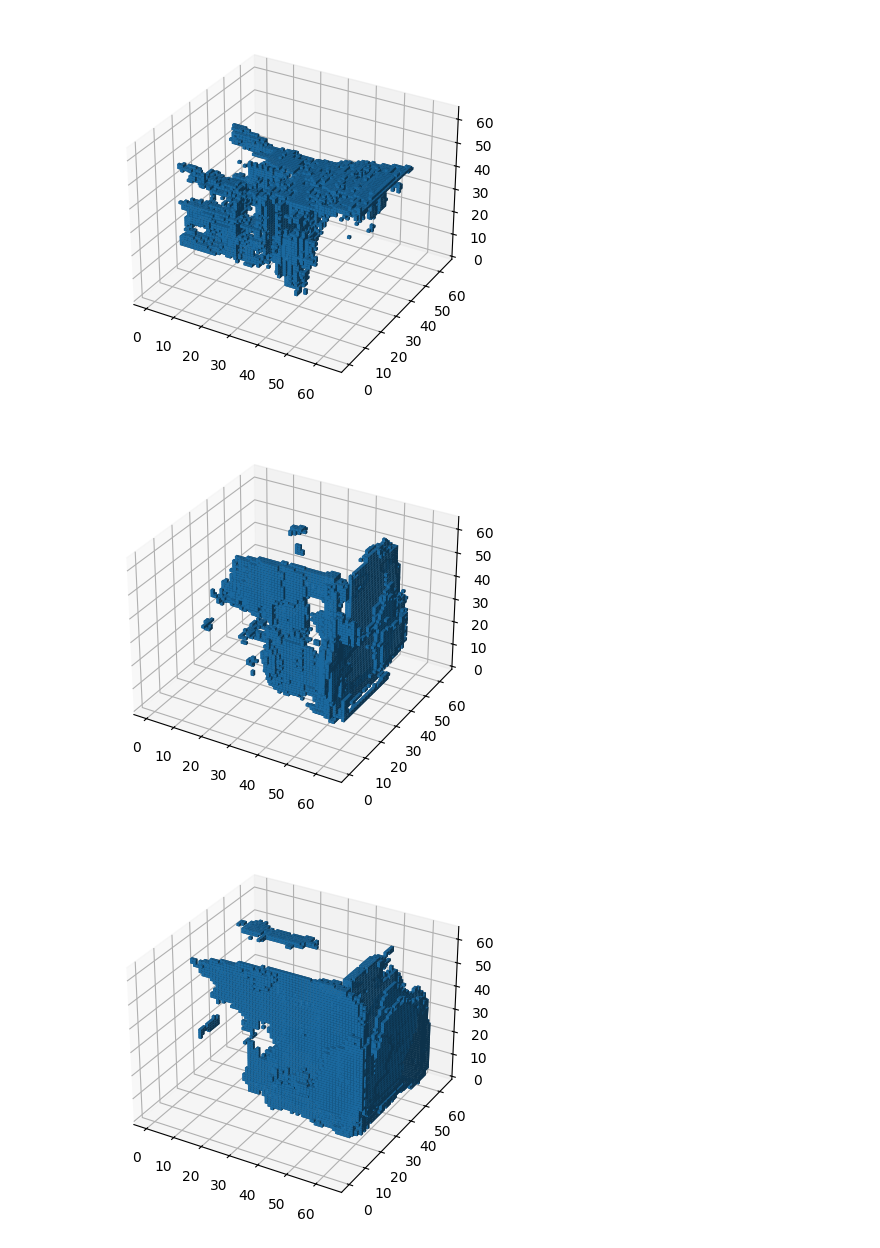
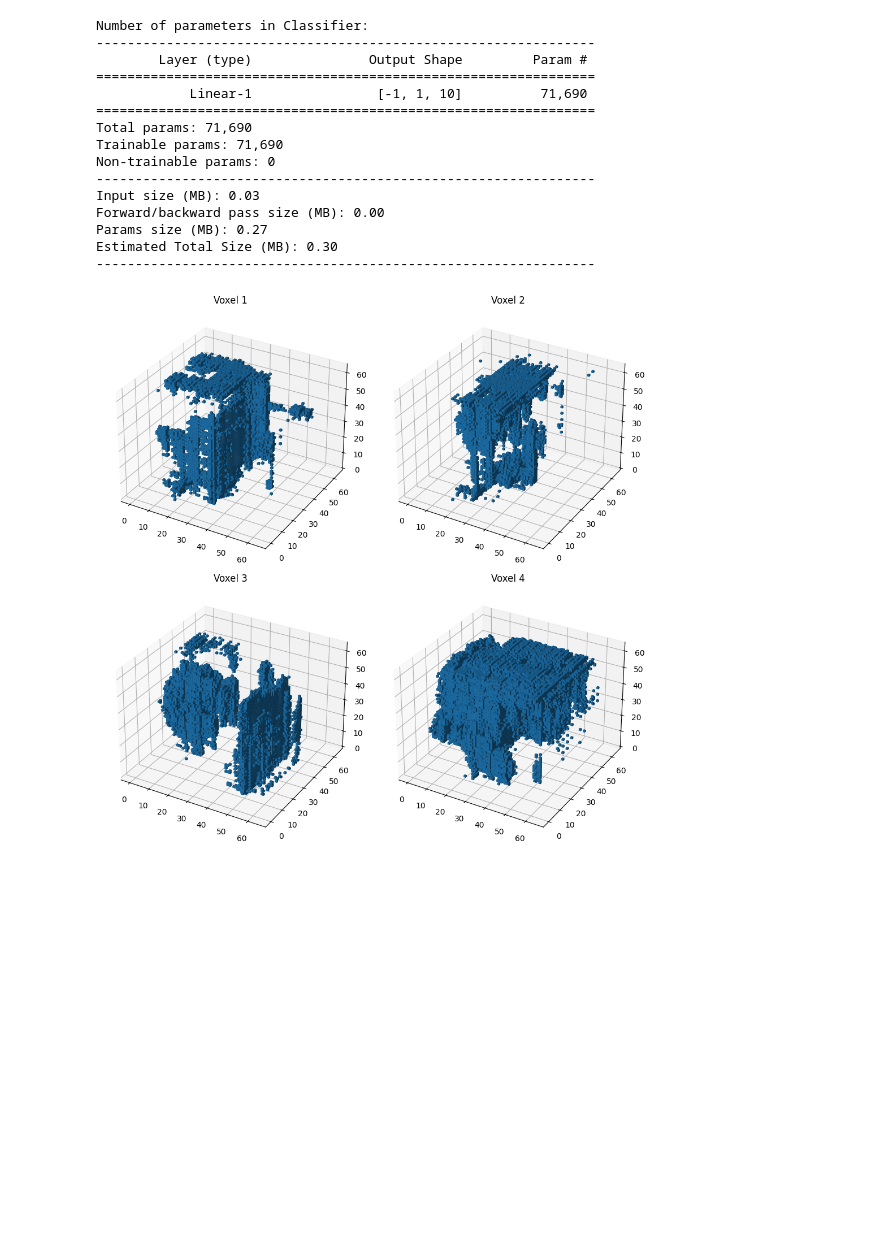
Before and after one commit to buzzCraft/ACIT-4030, a Jupyter notebook: 3d_gan_notes.ipynb, the cells around one changed output. Saved outputs shown, nothing was run; the diff lists cells and outputs as text; code cells hidden in the pictures; blank space fills up the shorter version.

Commit message:
10 epoch run + added summary for classifier

```diff
--- a/3d_gan_notes.ipynb
+++ b/3d_gan_notes.ipynb
@@ -17,12 +17,20 @@ class_map = data["class_map"]  # Dictionary mapping the labels to their class na
 # %%
 # Helper functions
 
+# Plot the voxels
+def plot_voxels(voxels, threshold=0.5):
+    n = len(voxels)
+    n_rows = (n + 1) // 2  # Calculate the number of rows needed for the given number of voxels
 
-# Plot a 3D voxel sample
-def plot_voxel(voxel, threshold=0.5):
-    binary_voxel = voxel > threshold
-    ax = plt.figure().add_subplot(projection="3d")
-    ax.voxels(binary_voxel)
+    fig = plt.figure(figsize=(10, 5 * n_rows))
+
+    for idx, voxel in enumerate(voxels):
+        binary_voxel = voxel > threshold
+        ax = fig.add_subplot(n_rows, 2, idx + 1, projection="3d")
+        ax.voxels(binary_voxel)
+        ax.set_title(f'Voxel {idx + 1}')
+
+    plt.tight_layout()
     plt.show()
 
 
@@ -341,10 +343,10 @@ class GAN3D(pl.LightningModule):
         self.accumulated_number_of_samples = 0
 
     def plot_losses(self):
-        plt.figure(figsize=(15, 5))
+        plt.figure(figsize=(10, 10))
 
         # Plot Generator Loss
-        plt.subplot(1, 3, 1)  # 1 row, 3 columns, 1st plot
+        plt.subplot(2, 2, 1)  # 1 row, 3 columns, 1st plot
         plt.plot(self.generator_losses, label="Generator Loss", color="blue")
         plt.title("Generator Loss")
         plt.xlabel("Batch")
@@ -352,7 +354,7 @@ class GAN3D(pl.LightningModule):
         plt.legend()
 
         # Plot Discriminator Loss
-        plt.subplot(1, 3, 2)  # 1 row, 3 columns, 2nd plot
+        plt.subplot(2, 2, 2)  # 1 row, 3 columns, 2nd plot
         plt.plot(self.discriminator_losses, label="Discriminator Loss", color="red")
         plt.title("Discriminator Loss")
         plt.xlabel("Batch")
@@ -360,7 +362,7 @@ class GAN3D(pl.LightningModule):
         plt.legend()
 
         # Plot Total Loss
-        plt.subplot(1, 3, 3)  # 1 row, 3 columns, 3rd plot
+        plt.subplot(2, 2, 3)  # 1 row, 3 columns, 3rd plot
         plt.plot(self.total_losses, label="Total Loss", color="green")
         plt.title("Total Loss")
         plt.xlabel("Batch")
@@ -485,7 +487,7 @@ class VoxelDataset(Dataset):
 parser = ArgumentParser(description="3D GAN")
 
 parser.add_argument("--batch_size", type=int, default=100)
-parser.add_argument("--epochs", type=int, default=50)
+parser.add_argument("--epochs", type=int, default=10)
 parser.add_argument("--g_lr", type=float, default=0.0025)
 parser.add_argument("--d_lr", type=float, default=1e-4)
 parser.add_argument("--b1", type=float, default=0.5)
@@ -701,19 +704,41 @@ LOCAL_RANK: 0 - CUDA_VISIBLE_DEVICES: [0]
 └───────────────────────────┴───────────────────────────┘
+# %%
+# Task B: Show the total number of parameters of the classifier.
+
+z = model.discriminator.get_representation(torch.randn(1, 1, 64, 64, 64))
+z = z.to(device)
+classifier = classifier.to(device)
+print("Number of parameters in Classifier:")
+summary(classifier, z.shape)
+# %% [output]
+Number of parameters in Classifier:
+----------------------------------------------------------------
+        Layer (type)               Output Shape         Param #
+================================================================
+            Linear-1                [-1, 1, 10]          71,690
+================================================================
+Total params: 71,690
+Trainable params: 71,690
+Non-trainable params: 0
+----------------------------------------------------------------
+Input size (MB): 0.03
+Forward/backward pass size (MB): 0.00
+Params size (MB): 0.27
+Estimated Total Size (MB): 0.30
+----------------------------------------------------------------
 # %%
 # Task A: Show 4 generated 3D voxel data using the trained generator model with different latent vector z.
 
 model = GAN3D()
 model.load_state_dict(
     torch.load("3DGAN_epochs={}_label={}.pt".format(args.epochs, args.desired_label))[
         "model_state_dict"
     ]
 )
 number_of_samples = 4
 z = torch.randn(number_of_samples, 200)
-for i in range(z.shape[0]):
-    generated_imgs = model(z)
-    plot_voxel(generated_imgs[i].detach().cpu().numpy().squeeze(), threshold=0.5)
+generated_imgs = model(z)
+
+plot_voxels(generated_imgs.detach().cpu().numpy().squeeze(), threshold=0.5)
 # %% [output]
-[figure, old version]
+[figure, new version]
-[figure, removed]
-[figure, removed]
```
Also changed, not shown: parts of 6 cells of this notebook.
